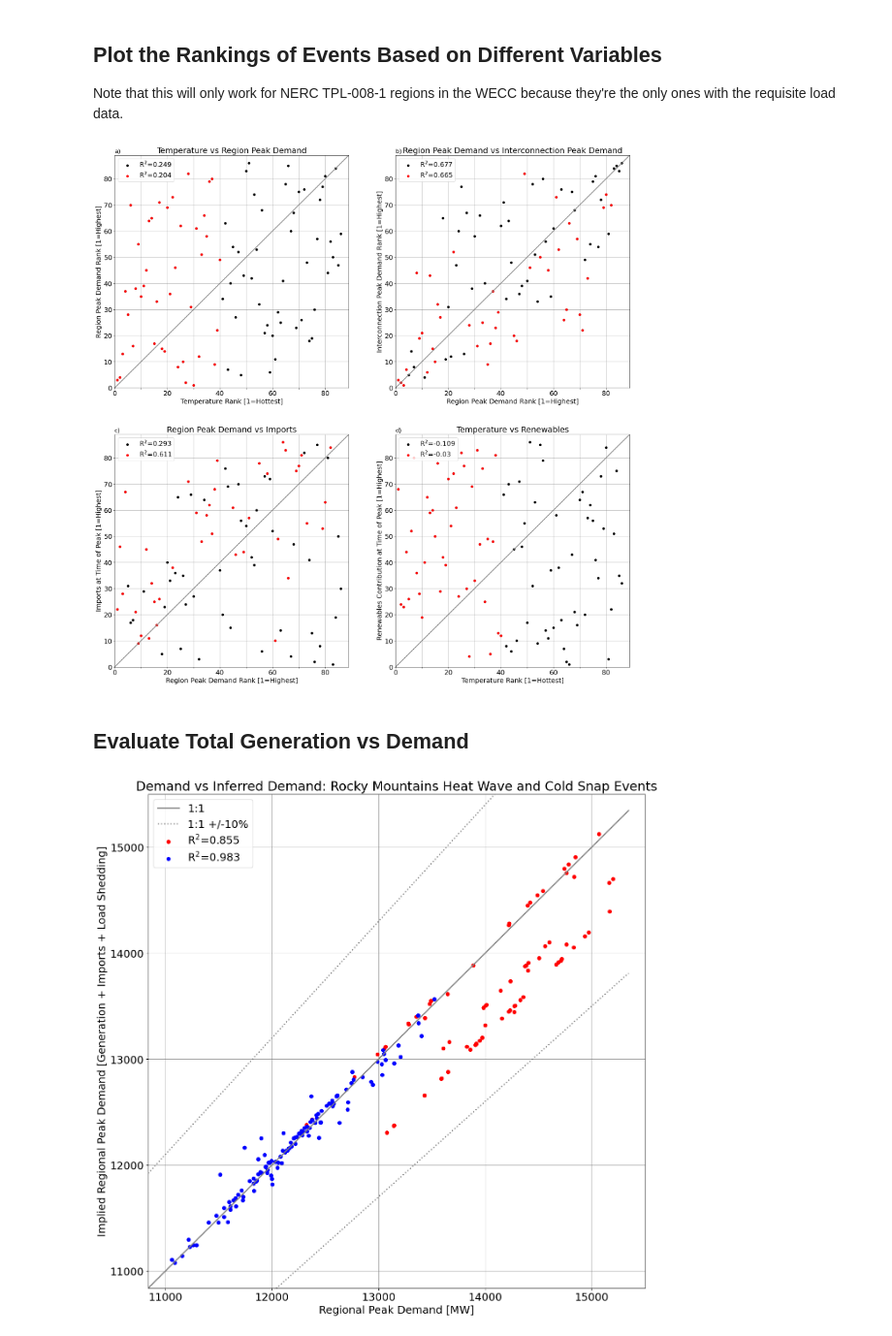
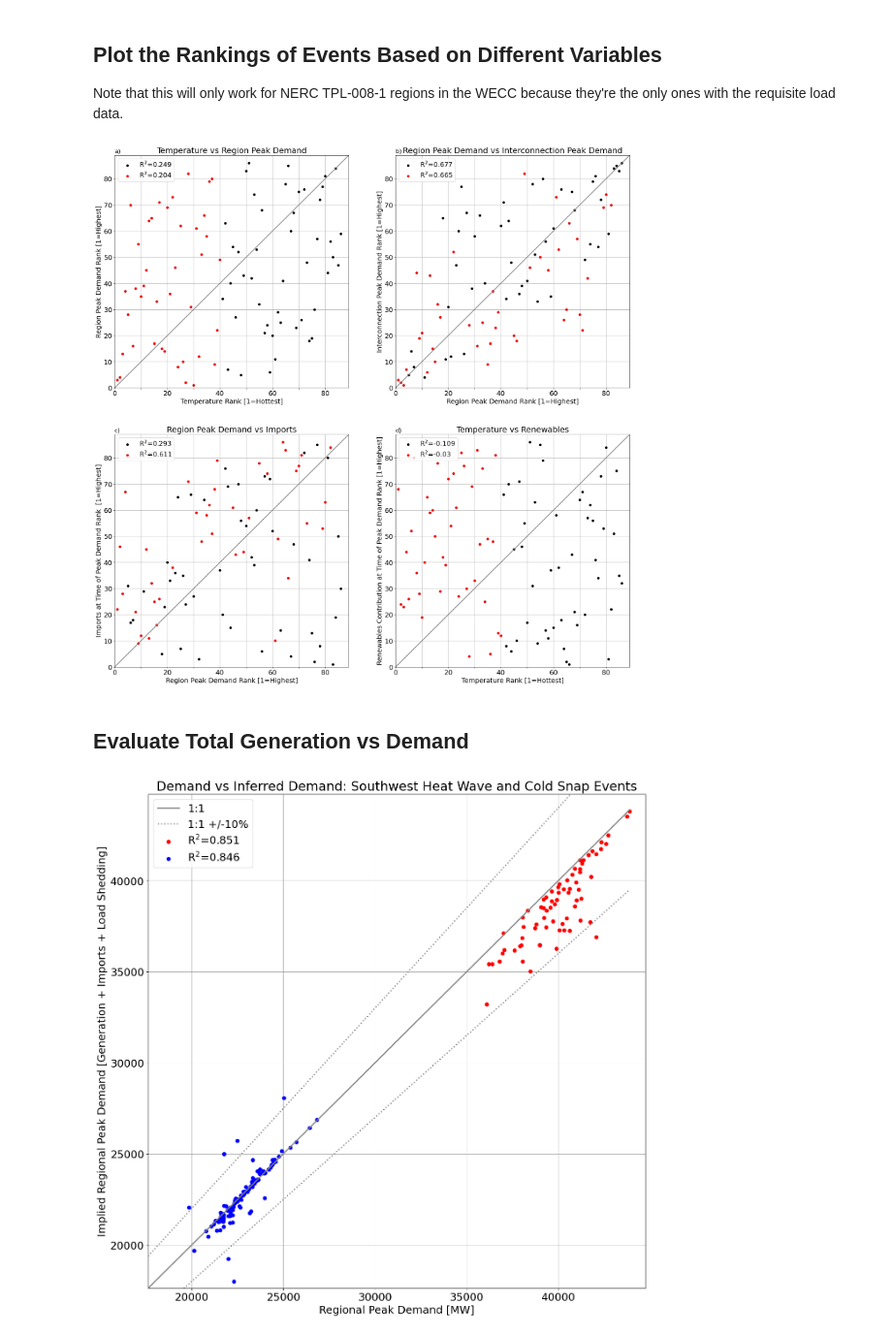
Before and after one commit to cdburley/burleyson-etal_2026_tbd, a Jupyter notebook: notebooks/plot_hw_cs_characteristics.ipynb, the cells around one changed output. Shown at 97% size. Cells and saved outputs as stored; diff of their text form; code cells hidden in the pictures.

```diff
--- a/notebooks/plot_hw_cs_characteristics.ipynb
+++ b/notebooks/plot_hw_cs_characteristics.ipynb
@@ -390,7 +390,7 @@ def plot_hw_cs_rankings(region: int, hw_cs: str, events_data_input_dir: str, met
     plt.grid(linestyle='-', linewidth=0.5, color='gray')
     plt.legend(loc='upper left')
     plt.xlabel('Region Peak Demand Rank [1=Highest]')
-    plt.ylabel('Imports at Time of Peak [1=Highest]')
+    plt.ylabel('Imports at Time of Peak Demand Rank  [1=Highest]')
     plt.title('c)', loc='left', fontsize=16)
     plt.title('Region Peak Demand vs Imports')
 
@@ -407,7 +407,7 @@ def plot_hw_cs_rankings(region: int, hw_cs: str, events_data_input_dir: str, met
        plt.xlabel('Temperature Rank [1=Hottest]')
     else:
        plt.xlabel('Temperature Rank [1=Coldest]')
-    plt.ylabel('Renewables Contribution at Time of Peak [1=Highest]')
+    plt.ylabel('Renewables Contribution at Time of Peak Demand Rank [1=Highest]')
     plt.title('d)', loc='left', fontsize=16)
     plt.title('Temperature vs Renewables')
 
@@ -425,7 +425,7 @@ plot_hw_cs_rankings(region = 'CA',
                     image_resolution = 150,
                     save_images = False)
 # %% [output]
-[figure, old version]
+[figure, new version]
 # %%
 # Loop over the NERC TPL-008-1 regions in the WECC and make the plot for each region:
 for region in ['CA', 'GB', 'PNW', 'RM', 'SW']:
@@ -499,11 +499,11 @@ def plot_generation_versus_demand(region: int, events_data_input_dir: str, metad
        plt.savefig(os.path.join(image_output_dir + str(region) + '_Inferrred_Demand_Comparison.png'), dpi=image_resolution, bbox_inches='tight')
 # %%
 # Test the function:
-plot_generation_versus_demand(region = 'RM',
+plot_generation_versus_demand(region = 'SW',
                               events_data_input_dir = events_data_input_dir,
                               metadata_input_dir = metadata_input_dir,
                               image_output_dir = image_output_dir,
                               image_resolution = 150,
                               save_images = True)
 # %% [output]
-[figure, old version]
+[figure, new version]
```
Also changed, not shown: 21 other files.
